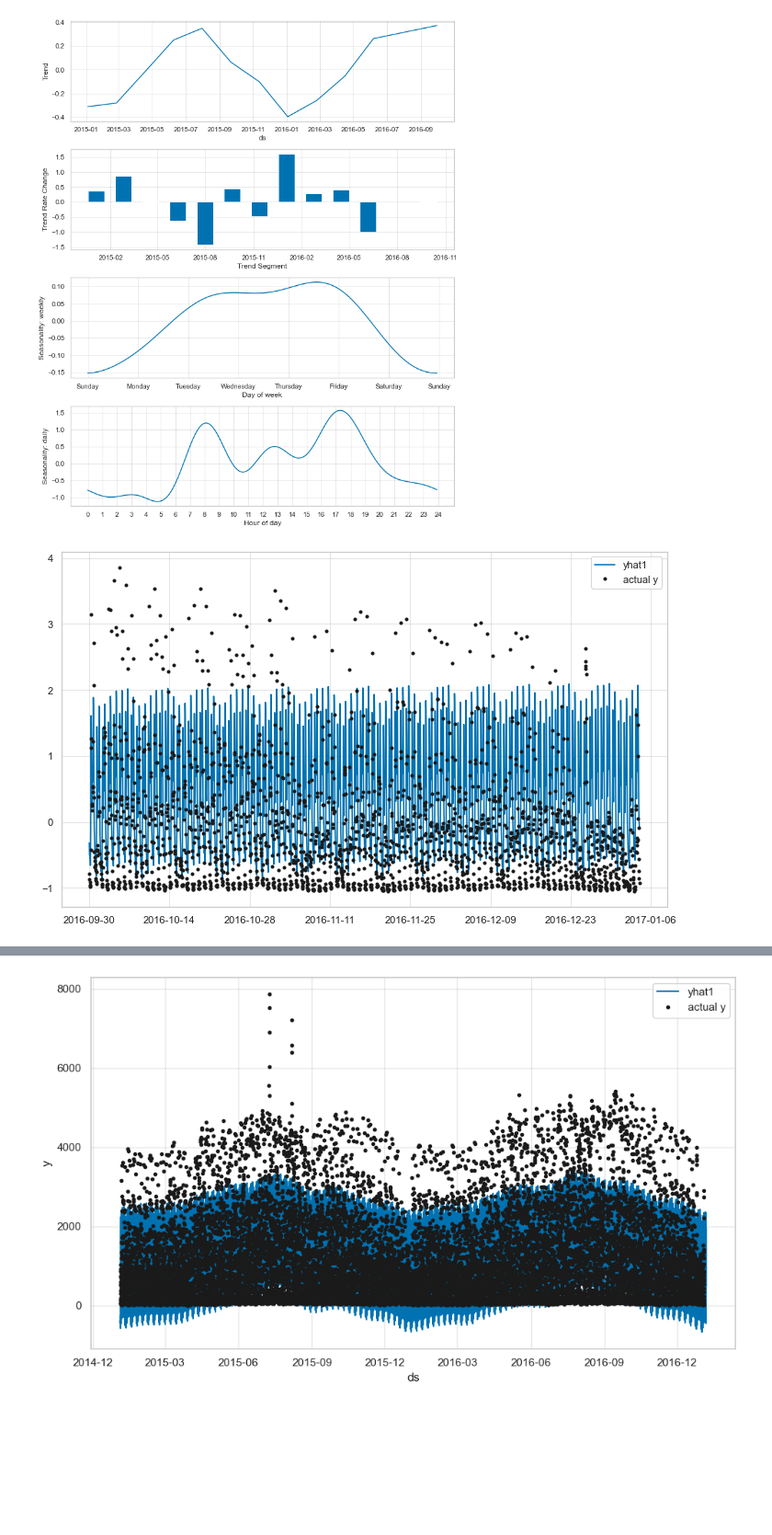
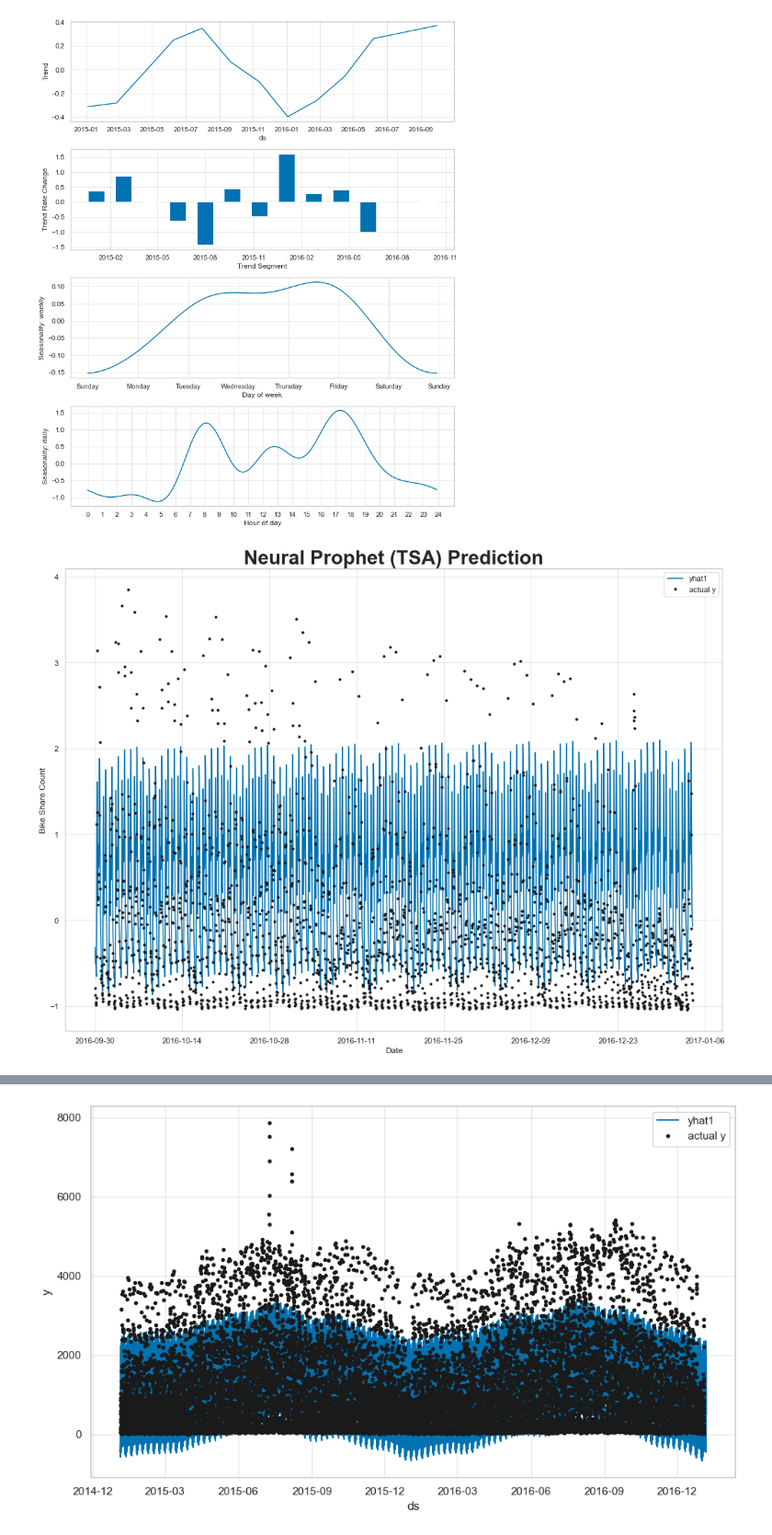
Before and after one commit to sunnydigital/DS4B_Su22, a Jupyter notebook: Final Project/5.30.22 Final Project .ipynb, the cells around one changed output, grey strips where cells are left out. Shown at 92% size. Cells and saved outputs as stored; diff of their text form; code cells hidden in the pictures; blank space fills up the shorter version.

```diff
--- a/Final Project/5.30.22 Final Project .ipynb
+++ b/Final Project/5.30.22 Final Project .ipynb
@@ -193,24 +176,29 @@ metrics
 | 91 | 0.016366 | 0.400385 | 0.587124 | 0.0 |
 92 rows × 4 columns
 # %%
-def plot_forecast(model, data, periods=0, historic_pred=True, highlight_steps_ahead=None, xlabel=None, ylabel=None):
+def plot_forecast(model, data, periods=0, historic_pred=True, highlight_steps_ahead=None, xlabel='Date', ylabel=None, title=None):
 
     future = model.make_future_dataframe(data,
                                          periods=periods,
                                          n_historic_predictions=historic_pred)
     forecast = model.predict(future)
 
+    fig, ax = plt.subplots(figsize=(14,10))
+
     if highlight_steps_ahead is not None:
         model = model.highlight_nth_step_ahead_of_each_forecast(highlight_steps_ahead)
-        model.plot_last_forecast(forecast)
+        model.plot_last_forecast(forecast, ax=ax, xlabel=xlabel, ylabel=ylabel)
+        ax.set_title(title, fontsize=28, fontweight="bold")
+
     else:
-        model.plot(forecast, xlabel=xlabel, ylabel=ylabel)
+        model.plot(forecast, ax=ax, xlabel=xlabel, ylabel=ylabel)
+        ax.set_title(title, fontsize=28, fontweight="bold")
 # %%
 model.plot_parameters()
 # %% [output]
 [figure]
 [figure]
 # %%
-plot_forecast(model, test)
+plot_forecast(model, test, xlabel='Date', ylabel='Bike Share Count', title='Neural Prophet (TSA) Prediction')
 # %% [output]
-[figure, old version]
+[figure, new version]
```
Also changed, not shown: parts of 4 cells of this notebook.
